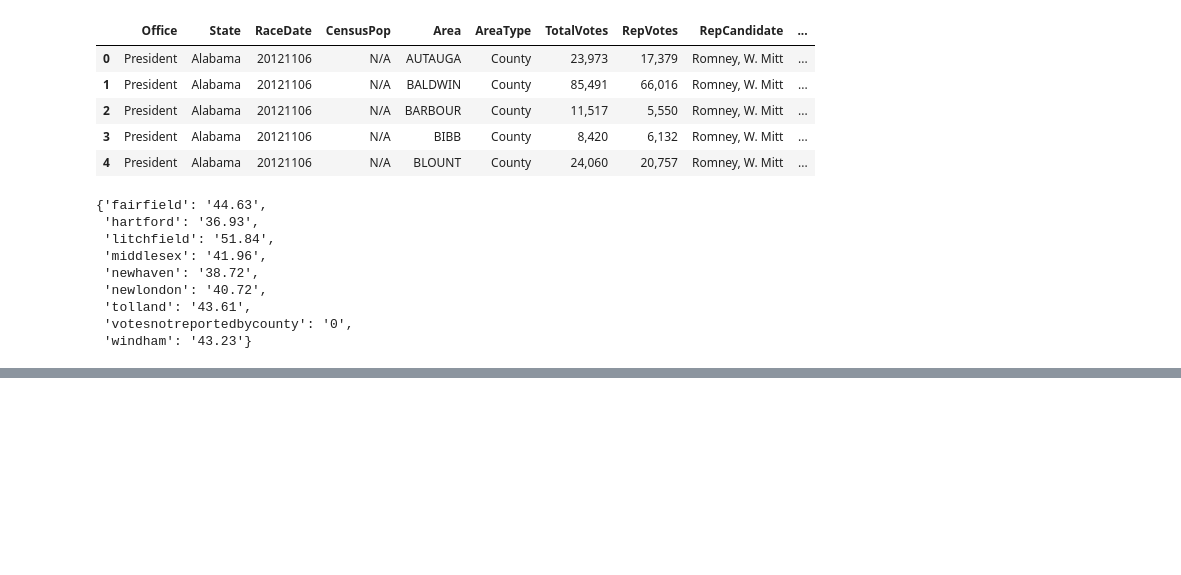
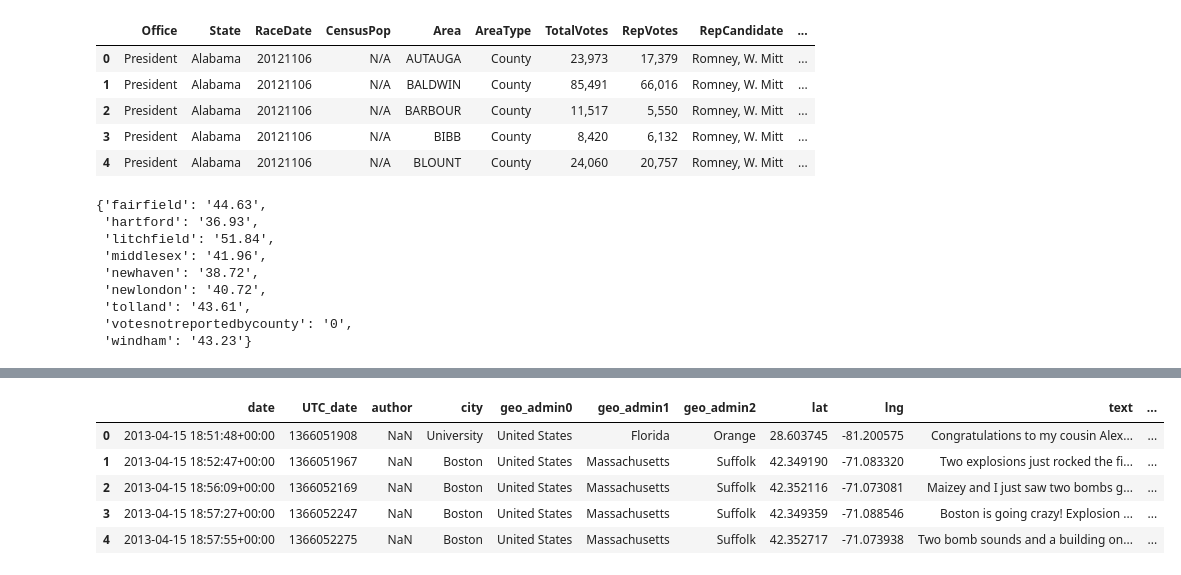
Before and after one commit to yipyupyup/cs109, a Jupyter notebook: sarah/get_electiondata.ipynb, the cells around one changed output, grey strips where cells are left out. Cells and saved outputs as stored; diff of their text form; code cells hidden in the pictures; blank space fills up the shorter version.

```diff
--- a/sarah/get_electiondata.ipynb
+++ b/sarah/get_electiondata.ipynb
@@ -106,2 +117,26 @@ election_dict['Connecticut']
+# %%
+#Calculate percentages for District of Columbia by summing wards
+
+# perhaps pass groupings as a parameter <- thank you Rabeea!
+def get_state_data (state_name, data_col):
+    indices = groupings[state_name]
+    state_data = []
+    for i in indices:
+        state_data.append(electiondata.ix[i][data_col])
+    return state_data
+
+#Get election data for DC
+groupings = electiondata.groupby('State').groups
+states = sorted(groupings.keys())
+dc_data = pd.DataFrame(get_state_data('District of Columbia', ["RepVotes", "DemVotes"]))
+# %%
+#Sum votes
+rep_total = sum([float(i.replace(",","")) for i in dc_data['RepVotes']])
+dem_total = sum([float(i.replace(",","")) for i in dc_data['DemVotes']])
+
+rep_percent = rep_total/(rep_total + dem_total)
+
+#Revise dictionary
+election_dict['District of Columbia'] = {'districtofcolumbia':rep_percent}
 # %%
 #Read in tweets
@@ -196,0 +212,9 @@ tweets_us.to_csv('geo_tweets_with_dist_with_electiondata.csv')
+# %%
+tweets_us.head()
+# %% [output]
+|  | date | UTC_date | author | city | geo_admin0 | geo_admin1 | geo_admin2 | lat | lng | text | ... |
+| 0 | 2013-04-15 18:51:48+00:00 | 1366051908 | NaN | University | United States | Florida | Orange | 28.603745 | -81.200575 | Congratulations to my cousin Alex... | ... |
+| 1 | 2013-04-15 18:52:47+00:00 | 1366051967 | NaN | Boston | United States | Massachusetts | Suffolk | 42.349190 | -71.083320 | Two explosions just rocked the fi... | ... |
+| 2 | 2013-04-15 18:56:09+00:00 | 1366052169 | NaN | Boston | United States | Massachusetts | Suffolk | 42.352116 | -71.073081 | Maizey and I just saw two bombs g... | ... |
+| 3 | 2013-04-15 18:57:27+00:00 | 1366052247 | NaN | Boston | United States | Massachusetts | Suffolk | 42.349359 | -71.088546 | Boston is going crazy! Explosion ... | ... |
+| 4 | 2013-04-15 18:57:55+00:00 | 1366052275 | NaN | Boston | United States | Massachusetts | Suffolk | 42.352717 | -71.073938 | Two bomb sounds and a building on... | ... |
```
Also changed, not shown: parts of 7 cells of this notebook, 2 other files.
